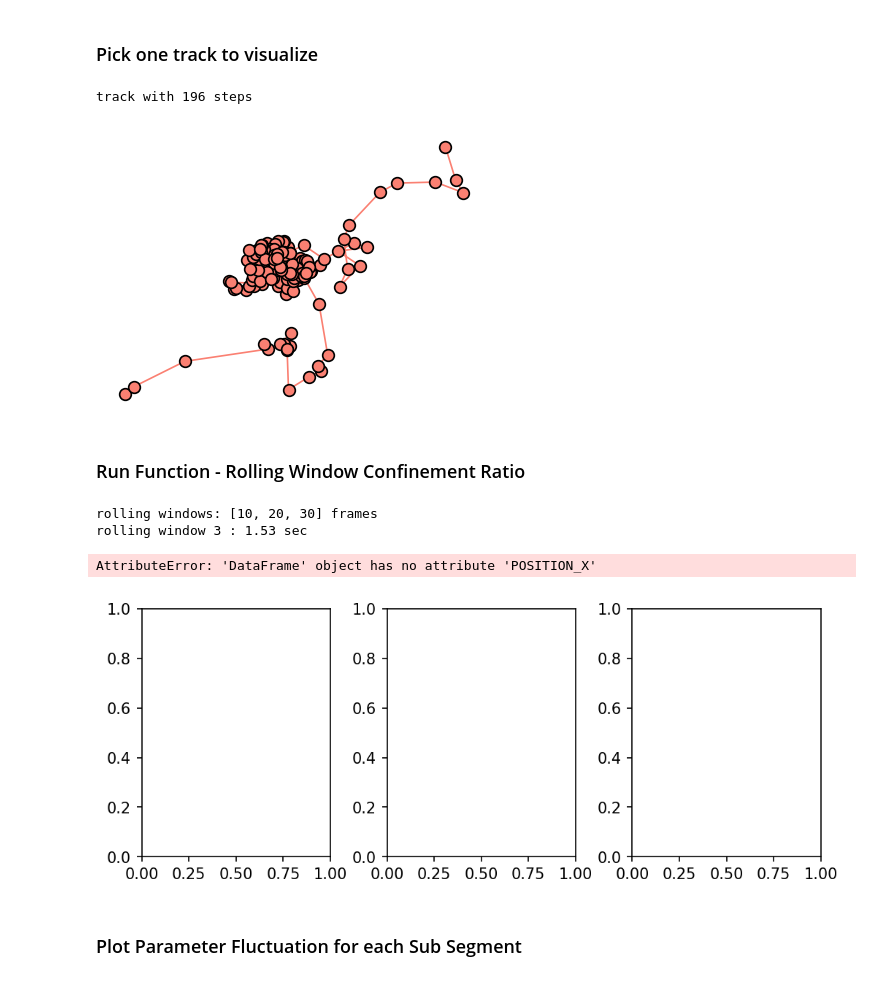
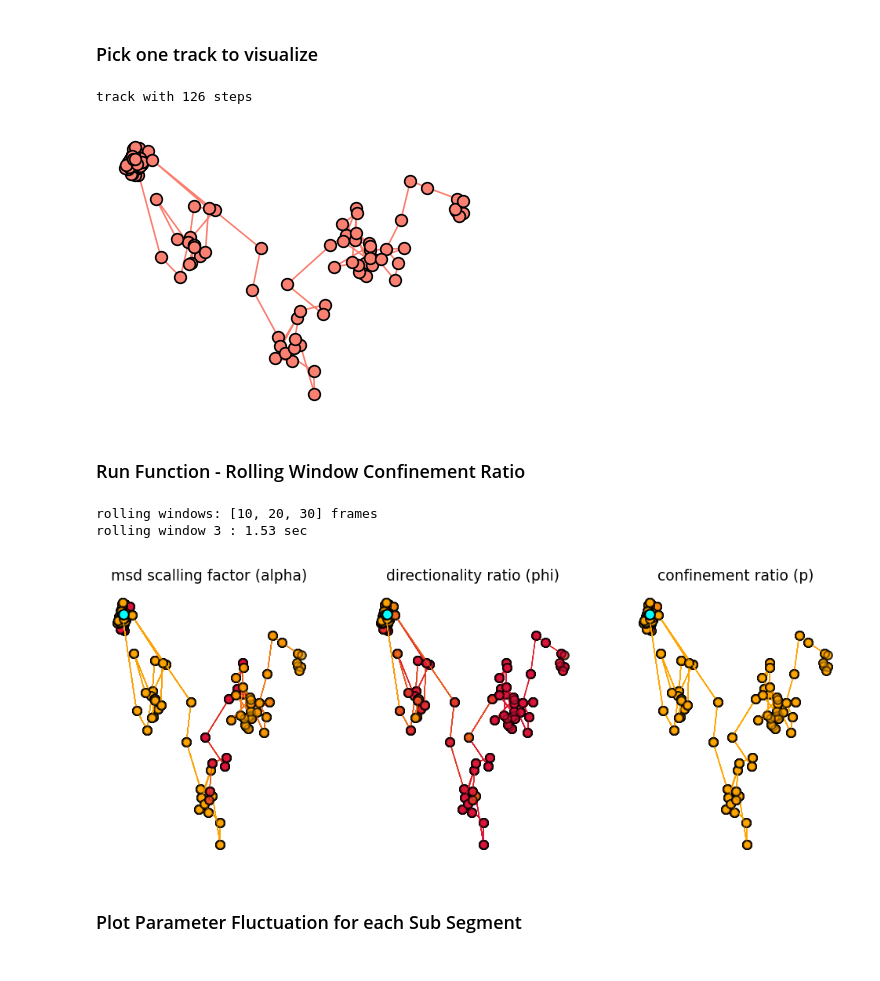
Before and after one commit to paulocaldas/loose-lab-tools, a Jupyter notebook: trajectory-subsegment-classification_ConfinementRatioTest_v2021.ipynb, the cells around one changed output. Drawn from its saved outputs; the diff is of its cells as text; code cells hidden in the pictures.

```diff
--- a/trajectory-subsegment-classification_ConfinementRatioTest_v2021.ipynb
+++ b/trajectory-subsegment-classification_ConfinementRatioTest_v2021.ipynb
@@ -245,18 +245,18 @@ table = FilterTracks(table, 30)
 # %%
 # pick data set to analyze; pick a track number
 data = table
 frame_interval = rate
-i = 76
+i = 145
 
 # track selection
 track = data[data.TRACK_ID == i]
 print('track with {} steps'.format(len(track)))
 
 fig, ax = plt.subplots(figsize = (4,3), dpi = 120)
 plt.plot(track.POSITION_X, track.POSITION_Y, '-o', lw = 1, color = 'salmon', markersize = 7, markeredgecolor = 'black'); plt.axis('off');
 # %% [output]
-track with 196 steps
+track with 126 steps
-[figure, old version]
+[figure, new version]
 # %% [markdown]
 ### Run Function - Rolling Window Confinement Ratio
 # %%
@@ -335,8 +335,7 @@ ax[2].set_title('confinement ratio (p)'.format(ComputeDirectionality(track)[0]),
 # %% [output]
 rolling windows: [10, 20, 30] frames
 rolling window 3 : 1.53 sec
-AttributeError: 'DataFrame' object has no attribute 'POSITION_X'
-[figure, old version]
+[figure, new version]
 # %% [markdown]
 ### Plot Parameter Fluctuation for each Sub Segment
 # %%
```
Also changed, not shown: parts of 10 cells of this notebook.
